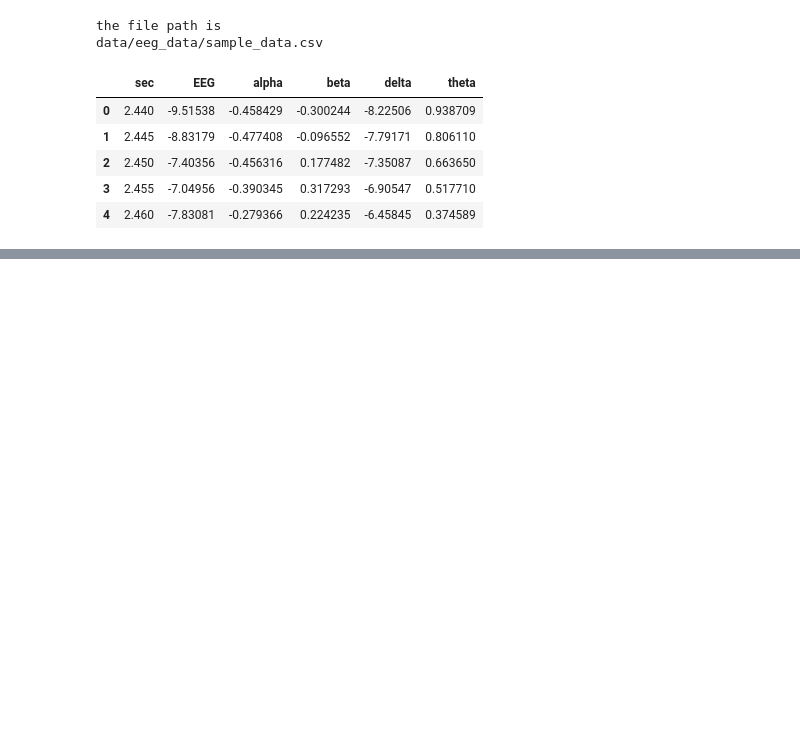
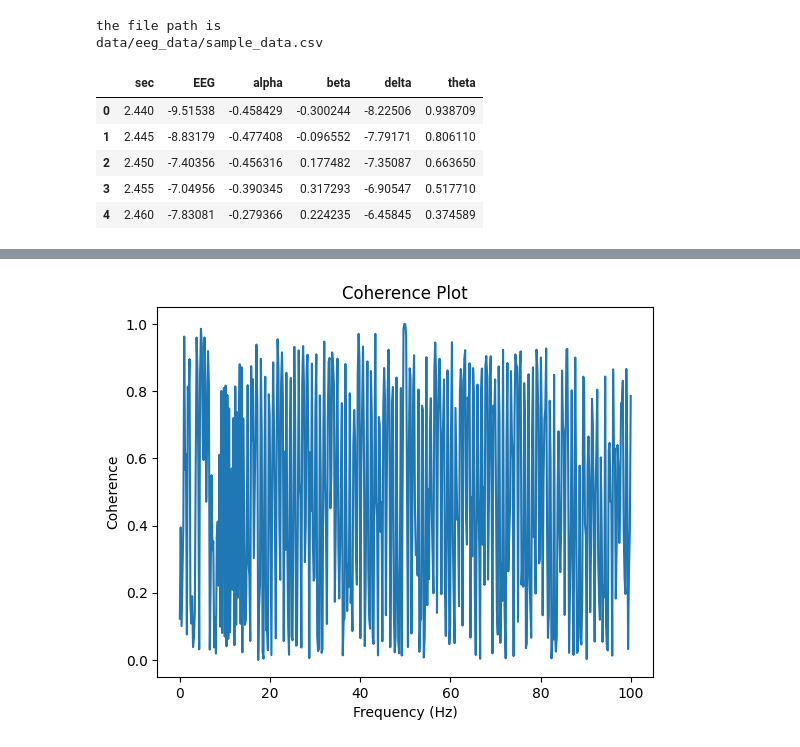
Before and after one commit to preethihiremath/brainsurf, a Jupyter notebook: demo.ipynb, the cells around one changed output, grey strips where cells are left out. Saved outputs shown, nothing was run; the diff lists cells and outputs as text; code cells hidden in the pictures; blank space fills up the shorter version.

```diff
--- a/demo.ipynb
+++ b/demo.ipynb
@@ -48,0 +66,6 @@ wps.welch_power_spectrum(data,200)
+# %%
+coherence, freqs =  stats.calculate_coherence(data['alpha'].to_numpy().T , data['theta'].to_numpy().T, sampling_freq )
+# print('Coherence - Alpha/Theta: ', coherence)
+plot_eeg.plot_eeg_signal(coherence, freqs, 'Coherence Plot','Frequency (Hz)','Coherence')
+# %% [output]
+[figure, added]
```
Also changed, not shown: parts of 13 cells of this notebook, 22 other files.
